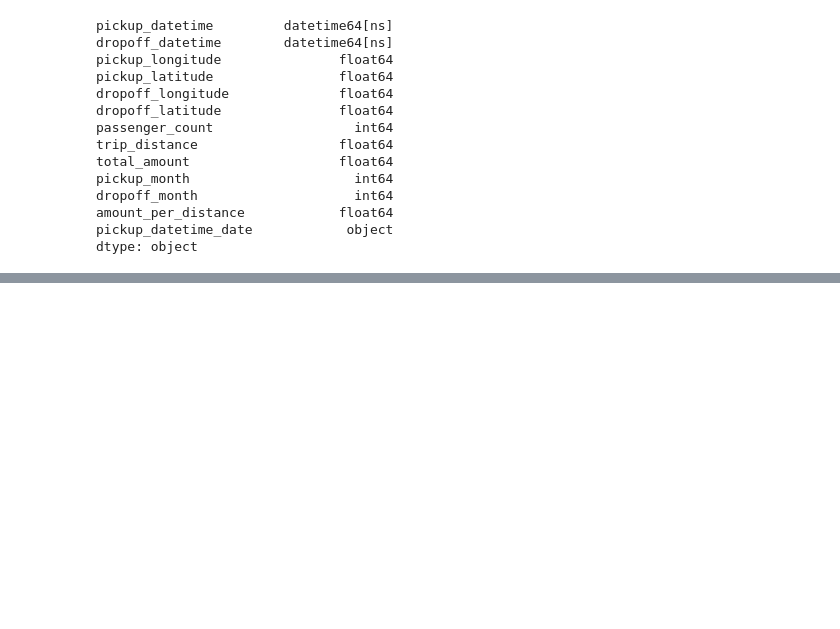
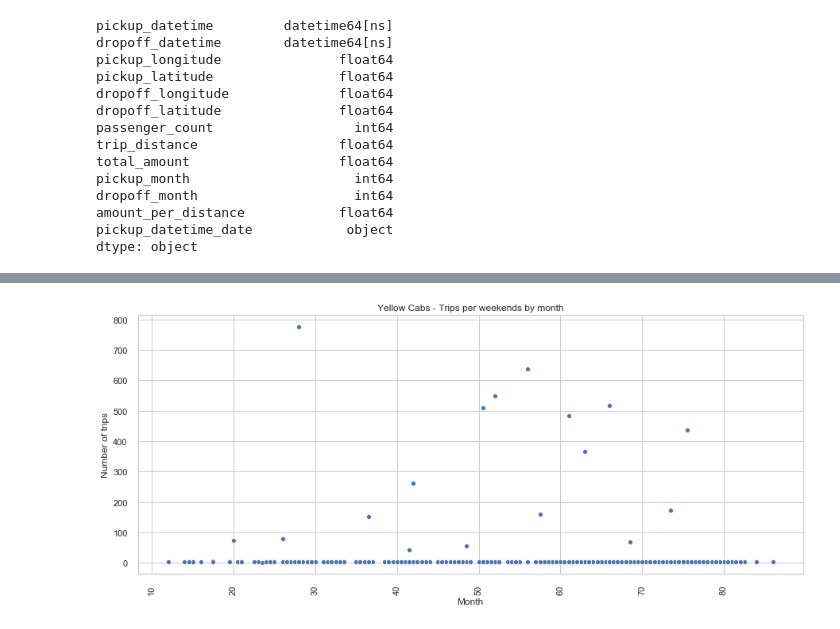
Before and after one commit to marioceron/DS4A_Datathon_Team03_2019, a Jupyter notebook: 4_CombinedAnalysis_YellowTrips_Weather.ipynb, the cells around one changed output, grey strips where cells are left out. Cells and saved outputs as stored; diff of their text form; code cells hidden in the pictures; blank space fills up the shorter version.

```diff
--- a/4_CombinedAnalysis_YellowTrips_Weather.ipynb
+++ b/4_CombinedAnalysis_YellowTrips_Weather.ipynb
@@ -34,7 +34,7 @@ plotsize = (15,6)
 path = 'Dataset/Parquets'
 yellow_trips = pd.read_parquet(path + '/yellow_trips_filtered.parquet', engine = 'pyarrow')
 
-weather = pd.read_parquet(path + '/weather_by_day.parquet', engine = 'pyarrow')
+weather = pd.read_parquet(path + '/weather_filtered.parquet', engine = 'pyarrow')
 # %%
 yellow_trips['pickup_datetime_date'] = yellow_trips['pickup_datetime'].dt.to_period('d')
 yellow_trips['pickup_datetime_date'] = yellow_trips['pickup_datetime_date'].values.astype('datetime64[D]')
@@ -78,3 +76,6 @@ yellow_trips_weather = pd.concat([yellow_trips, weather], keys=['pickup_datetime
+# %%
+yellow_trips.sort_values(by=['pickup_datetime_date'], inplace = True)
+weather.sort_values(by=['date'], inplace = True)
 # %%
 print(yellow_trips.shape)
 yellow_trips_weather = pd.merge_asof(yellow_trips, weather, direction='nearest',
@@ -86,0 +111,12 @@ MergeError: incompatible merge keys [0] dtype('O') and dtype('<M8[ns]'), must be
+# %%
+yellow_trips_weather['pickup_month_dt'] = pd.to_datetime(yellow_trips_weather['pickup_datetime']).dt.to_period('M')
+yellow_trips_weather['pickup_date'] = pd.to_datetime(yellow_trips_weather['pickup_datetime']).dt.to_period('d')
+yellow_trips_weather['pickup_hour'] = pd.to_datetime(yellow_trips_weather['pickup_datetime']).dt.hour
+yellow_trips_weather['pickup_weekday'] = yellow_trips_weather['pickup_datetime'].dt.dayofweek
+yellow_trips_weather['weekend'] = np.where(yellow_trips_weather['pickup_weekday'] <= 4, False, True)
+yellow_trips_weather['rush'] = np.where(((yellow_trips_weather['pickup_hour'] >= 6) & (yellow_trips_weather['pickup_hour'] <= 9)) |
+                               ((yellow_trips_weather['pickup_hour'] >= 15) & (yellow_trips_weather['pickup_hour'] <= 20)), True, False)
+# %%
+yellow_trips_day = yellow_trips_weather.groupby(['pickup_date'])[['max_temp', 'min_temp', 'avg_temp', 'precipitation', 'snowfall', 'snow_depth']].mean().reset_index()
+yellow_trips_day['trips'] = yellow_trips_weather.groupby(['pickup_date'])['trip_distance'].mean().reset_index(name = 'trips')['trips']
+yellow_trips_day.head()
@@ -86,0 +130,13 @@ MergeError: incompatible merge keys [0] dtype('O') and dtype('<M8[ns]'), must be
+# %%
+fig, ax = plt.subplots(figsize = plotsize)
+m = sns.scatterplot(x="avg_temp", y="trips", data=yellow_trips_day, ax=ax)
+ax.set(xlabel='Month', ylabel='Number of trips')
+#ax.set_xticks(np.arange(0, 24,1))
+plt.xticks(rotation=90);
+plt.xticks
+#plt.xlim(0, 0.1)
+plt.title('Yellow Cabs - Trips per weekends by month');
+path = 'Results'
+plt.savefig(path + '/Images/delete.png')
+# %% [output]
+[figure, added]
```
Also changed, not shown: parts of 5 cells of this notebook, 26 other files.
